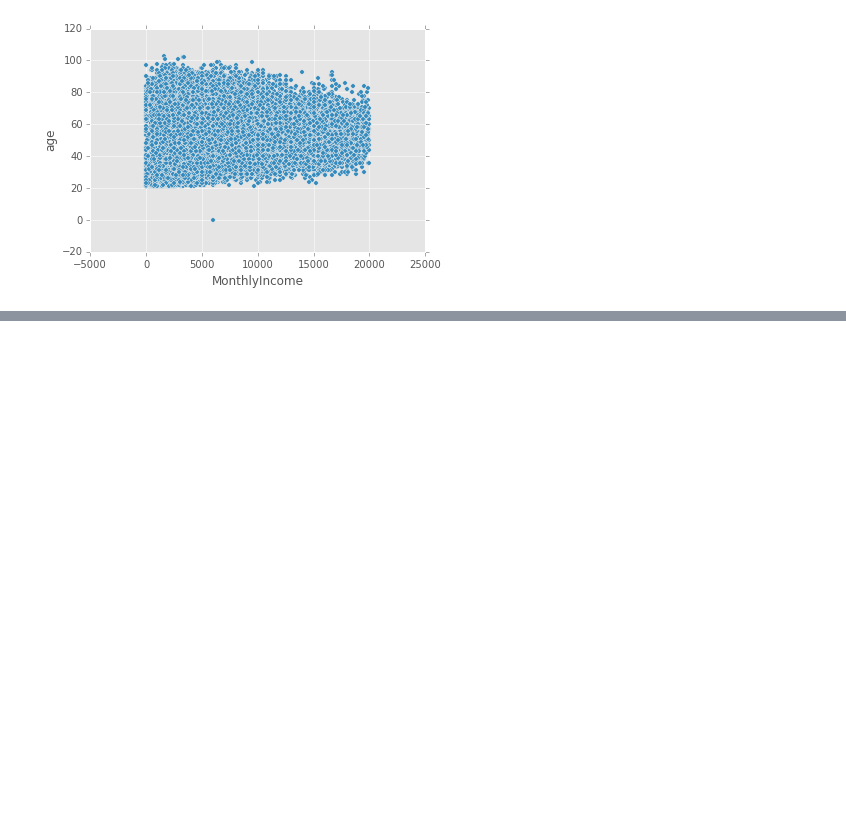
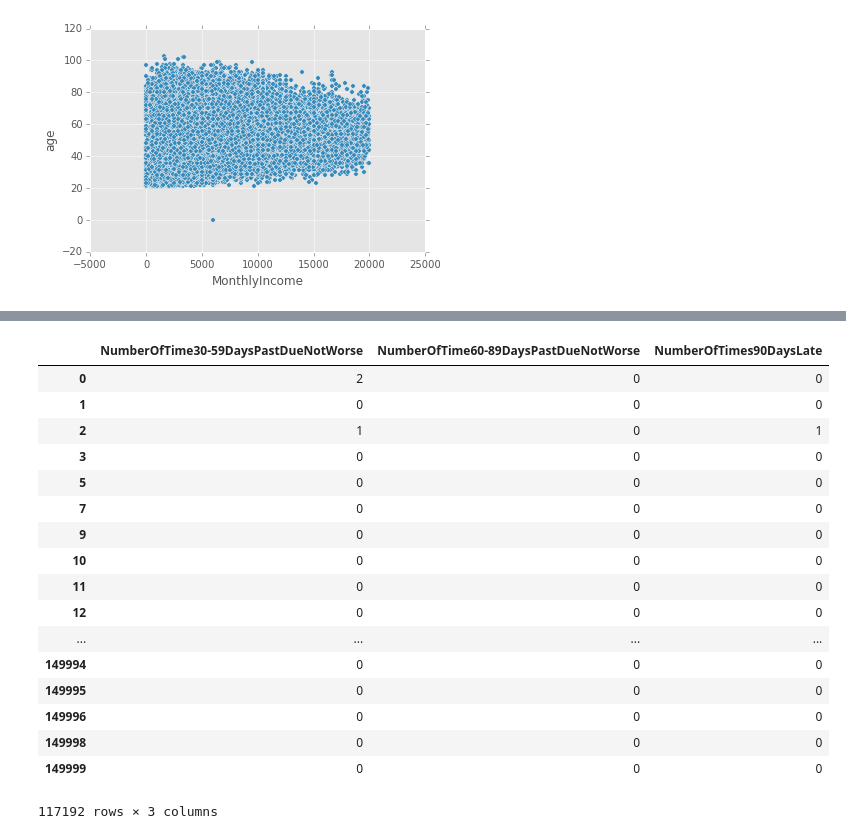
Before and after one commit to roechi/machine_learning_assignment, a Jupyter notebook: beleg2/analysis.ipynb, the cells around one changed output, grey strips where cells are left out. Saved outputs shown, nothing was run; the diff lists cells and outputs as text; code cells hidden in the pictures; blank space fills up the shorter version.

```diff
--- a/beleg2/analysis.ipynb
+++ b/beleg2/analysis.ipynb
@@ -274,0 +305,21 @@ dsad.shape
+# %%
+df[['NumberOfTime30-59DaysPastDueNotWorse', 'NumberOfTime60-89DaysPastDueNotWorse','NumberOfTimes90DaysLate']]
+# %% [output]
+|  | NumberOfTime30-59DaysPastDueNotWorse | NumberOfTime60-89DaysPastDueNotWorse | NumberOfTimes90DaysLate |
+| 0 | 2 | 0 | 0 |
+| 1 | 0 | 0 | 0 |
+| 2 | 1 | 0 | 1 |
+| 3 | 0 | 0 | 0 |
+| 5 | 0 | 0 | 0 |
+| 7 | 0 | 0 | 0 |
+| 9 | 0 | 0 | 0 |
+| 10 | 0 | 0 | 0 |
+| 11 | 0 | 0 | 0 |
+| 12 | 0 | 0 | 0 |
+| ... | ... | ... | ... |
+| 149994 | 0 | 0 | 0 |
+| 149995 | 0 | 0 | 0 |
+| 149996 | 0 | 0 | 0 |
+| 149998 | 0 | 0 | 0 |
+| 149999 | 0 | 0 | 0 |
+117192 rows × 3 columns
```
Also changed, not shown: parts of 9 cells of this notebook, 4 other files.
